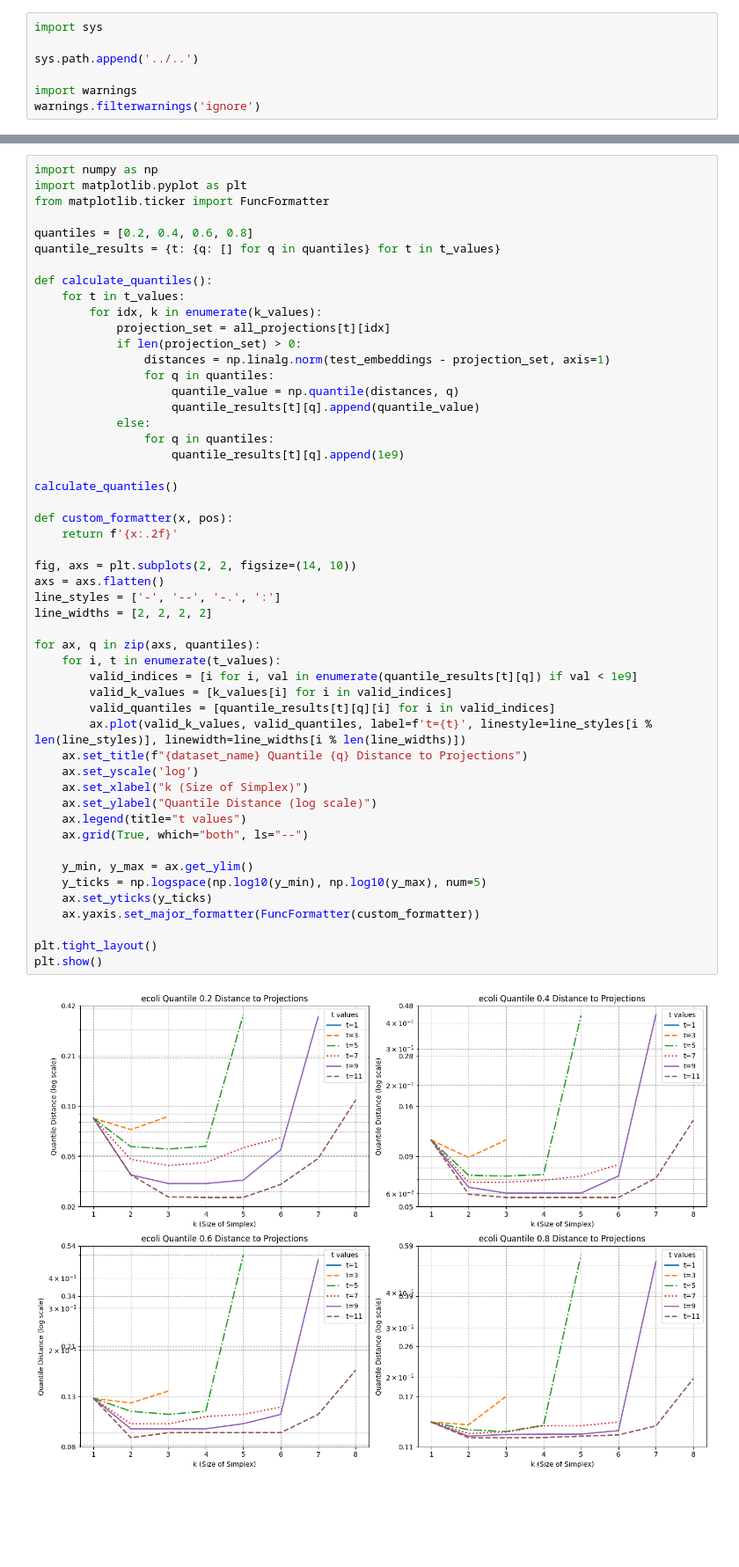
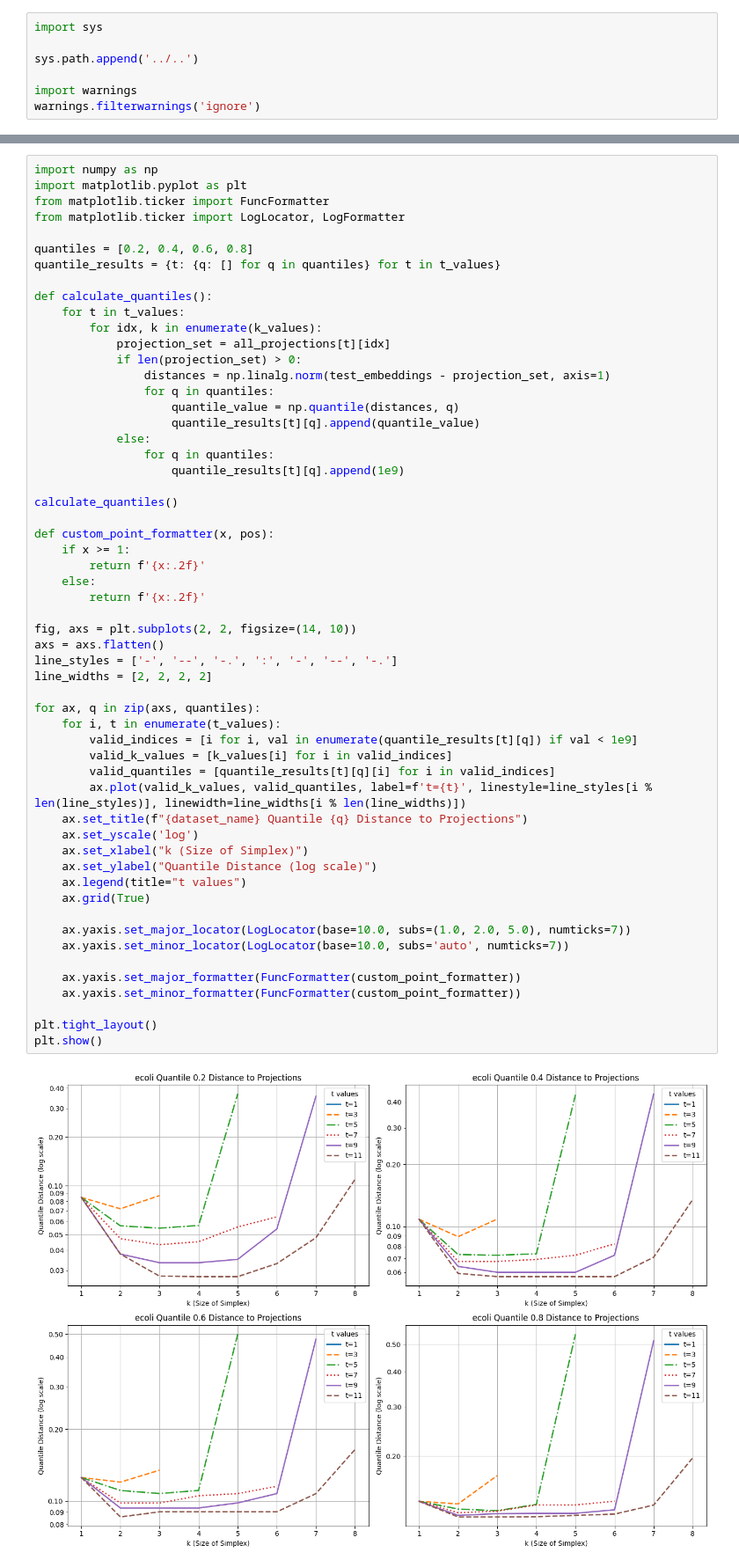
Before and after one commit to Mip182/vector_db_geom, a Jupyter notebook: experiments/cliques_experiment/cliques_experiment.ipynb, the cells around one changed output, grey strips where cells are left out. Shown at 88% size. Drawn from its saved outputs; the diff is of its cells as text; blank space fills up the shorter version.

Commit message:
make smooth graphs

```diff
--- a/experiments/cliques_experiment/cliques_experiment.ipynb
+++ b/experiments/cliques_experiment/cliques_experiment.ipynb
@@ -89,6 +89,7 @@ Simplexes with size=11, 0
 import numpy as np
 import matplotlib.pyplot as plt
 from matplotlib.ticker import FuncFormatter
+from matplotlib.ticker import LogLocator, LogFormatter
 
 quantiles = [0.2, 0.4, 0.6, 0.8]
 quantile_results = {t: {q: [] for q in quantiles} for t in t_values}
@@ -102,42 +103,46 @@ def calculate_quantiles():
                 for q in quantiles:
                     quantile_value = np.quantile(distances, q)
                     quantile_results[t][q].append(quantile_value)
             else:
                 for q in quantiles:
                     quantile_results[t][q].append(1e9)
 
 calculate_quantiles()
 
-def custom_formatter(x, pos):
-    return f'{x:.2f}'
+def custom_point_formatter(x, pos):
+    if x >= 1:
+        return f'{x:.2f}'
+    else:
+        return f'{x:.2f}'
 
 fig, axs = plt.subplots(2, 2, figsize=(14, 10))
 axs = axs.flatten()
-line_styles = ['-', '--', '-.', ':']
+line_styles = ['-', '--', '-.', ':', '-', '--', '-.']
 line_widths = [2, 2, 2, 2]
 
 for ax, q in zip(axs, quantiles):
     for i, t in enumerate(t_values):
         valid_indices = [i for i, val in enumerate(quantile_results[t][q]) if val < 1e9]
         valid_k_values = [k_values[i] for i in valid_indices]
         valid_quantiles = [quantile_results[t][q][i] for i in valid_indices]
         ax.plot(valid_k_values, valid_quantiles, label=f't={t}', linestyle=line_styles[i % len(line_styles)], linewidth=line_widths[i % len(line_widths)])
     ax.set_title(f"{dataset_name} Quantile {q} Distance to Projections")
     ax.set_yscale('log')
     ax.set_xlabel("k (Size of Simplex)")
     ax.set_ylabel("Quantile Distance (log scale)")
     ax.legend(title="t values")
-    ax.grid(True, which="both", ls="--")
+    ax.grid(True)
 
-    y_min, y_max = ax.get_ylim()
-    y_ticks = np.logspace(np.log10(y_min), np.log10(y_max), num=5)
-    ax.set_yticks(y_ticks)
-    ax.yaxis.set_major_formatter(FuncFormatter(custom_formatter))
+    ax.yaxis.set_major_locator(LogLocator(base=10.0, subs=(1.0, 2.0, 5.0), numticks=7))
+    ax.yaxis.set_minor_locator(LogLocator(base=10.0, subs='auto', numticks=7))
+
+    ax.yaxis.set_major_formatter(FuncFormatter(custom_point_formatter))
+    ax.yaxis.set_minor_formatter(FuncFormatter(custom_point_formatter))
 
 plt.tight_layout()
 plt.show()
 # %% [output]
-[figure, old version]
+[figure, new version]
 # %%
 import matplotlib.pyplot as plt
 
```
